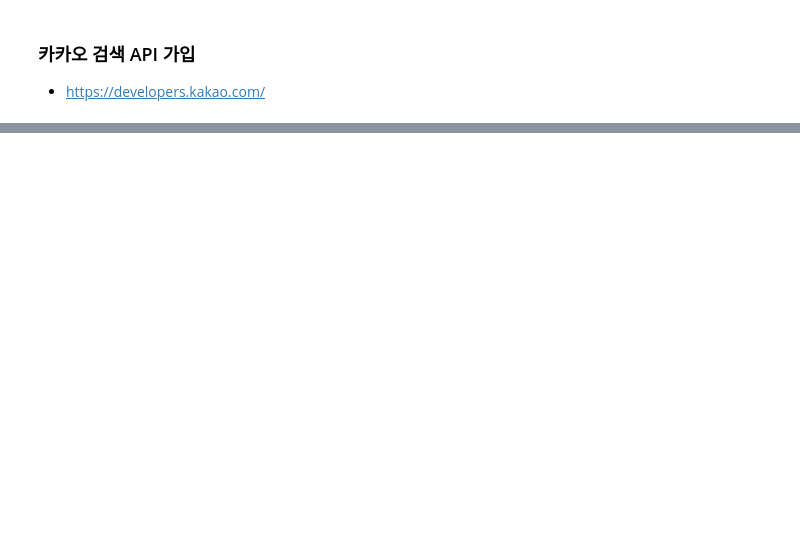
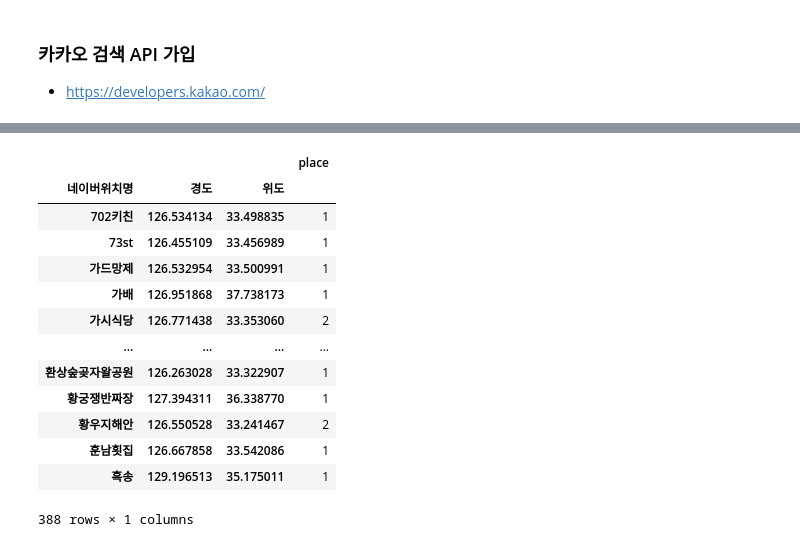
Before and after one commit to Hongbi-Kim/DataAnalysis, a Jupyter notebook: 데이터분석_실무파이썬_강아지/5-2. 지도_시각화.ipynb, the cells around one changed output, grey strips where cells are left out. Cells and saved outputs as stored; diff of their text form; code cells hidden in the pictures; blank space fills up the shorter version.

```diff
--- a/데이터분석_실무파이썬_강아지/5-2. 지도_시각화.ipynb
+++ b/데이터분석_실무파이썬_강아지/5-2. 지도_시각화.ipynb
@@ -61,0 +129,11 @@ locations
+# %%
+import time
+locations_inform = [ ]
+for location in tqdm(locations):
+    try:
+        data = find_places(location)
+        locations_inform.append(data)
+        time.sleep(0.5)
+    except:
+        pass
+locations_inform
@@ -61,0 +158,5 @@ locations
+# %%
+locations_inform_df = pd.DataFrame(locations_inform)
+locations_inform_df.columns = ['네이버위치명','경도','위도','인스타위치명']
+locations_inform_df.to_excel('5.locations.xlsx', index=False)
+locations_inform_df.head()
@@ -61,0 +170,3 @@ locations
+# %%
+location_counts_df = pd.read_excel('5.location_counts.xlsx', index_col = 0)
+location_counts_df.head()
@@ -61,0 +190,4 @@ locations
+# %%
+location_data = pd.merge(locations_inform_df, location_counts_df,
+                         how = 'inner', left_on = '네이버위치명', right_index = True)
+location_data.head()
@@ -61,0 +217,21 @@ locations
+# %%
+location_data = location_data.pivot_table(
+    index = ['네이버위치명','경도','위도'],
+    values = 'place',
+    aggfunc = 'sum')
+location_data
+# %% [output]
+|  |  |  | place |
+| 네이버위치명 | 경도 | 위도 |  |
+| 702키친 | 126.534134 | 33.498835 | 1 |
+| 73st | 126.455109 | 33.456989 | 1 |
+| 가드망제 | 126.532954 | 33.500991 | 1 |
+| 가배 | 126.951868 | 37.738173 | 1 |
+| 가시식당 | 126.771438 | 33.353060 | 2 |
+| ... | ... | ... | ... |
+| 환상숲곶자왈공원 | 126.263028 | 33.322907 | 1 |
+| 황궁쟁반짜장 | 127.394311 | 36.338770 | 1 |
+| 황우지해안 | 126.550528 | 33.241467 | 2 |
+| 훈남횟집 | 126.667858 | 33.542086 | 1 |
+| 흑송 | 129.196513 | 35.175011 | 1 |
+388 rows × 1 columns
```
Also changed, not shown: parts of 36 cells of this notebook, 2 other files.
